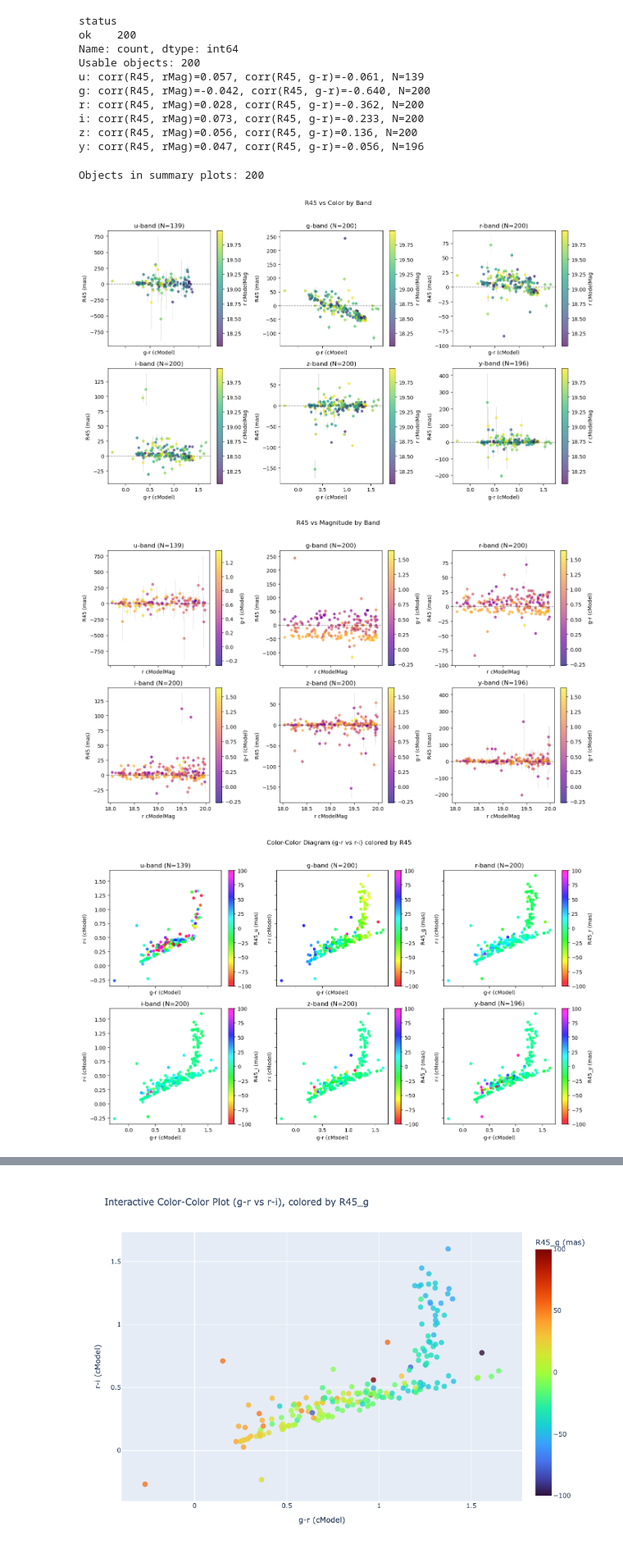
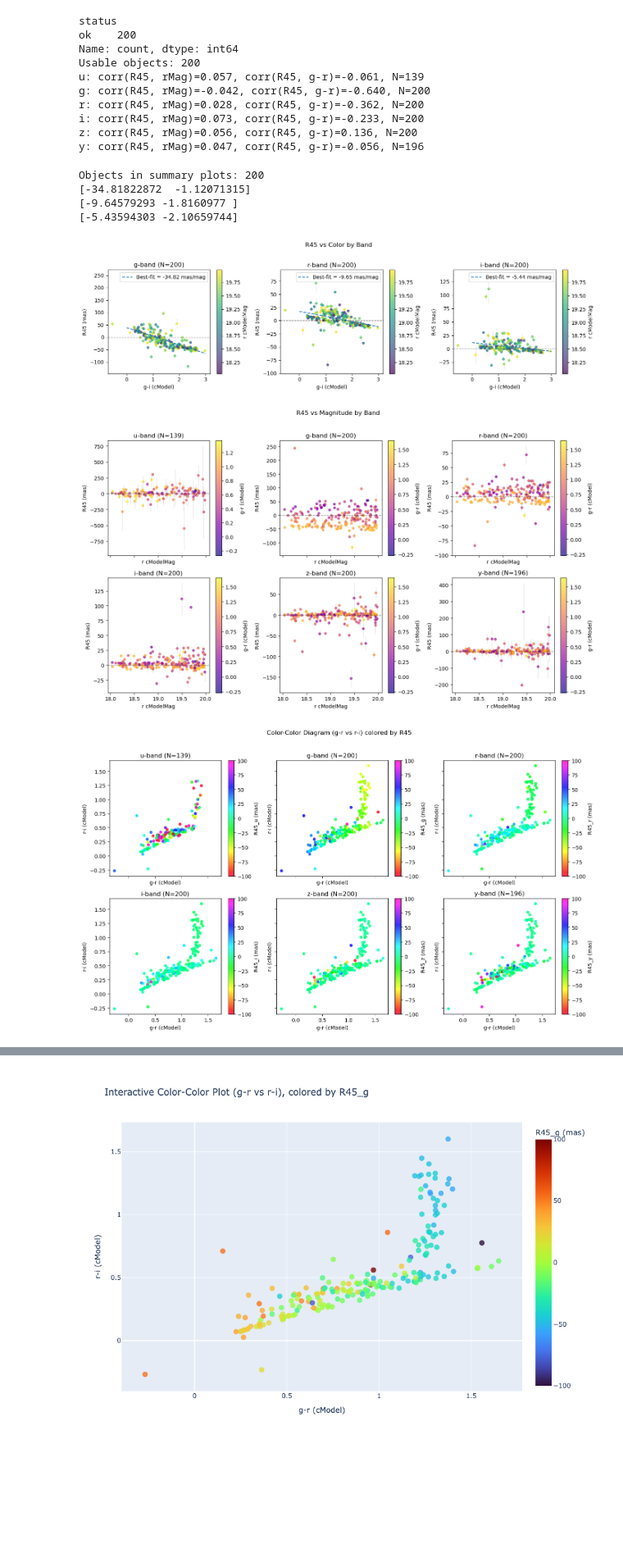
Before and after one commit to LSSTDESC/DifferentialCR, a Jupyter notebook: DCR_many_objects.ipynb, the cells around one changed output, grey strips where cells are left out. Shown at 82% size. Drawn from its saved outputs; the diff is of its cells as text; code cells hidden in the pictures; blank space fills up the shorter version.

Commit message:
Examining single-color corrections

```diff
--- a/DCR_many_objects.ipynb
+++ b/DCR_many_objects.ipynb
@@ -661,9 +662,12 @@ Job phase is COMPLETED
 ... (88 outputs left out)
 # %%
 # %store -r results_df
-results_df.to_csv('scrap/200_obj')
+# results_df.to_csv('scrap/200_obj')
+results_df = pd.read_csv('scrap/200_obj')
 # %%
 mas = results_df['R45_g'] * 3600.0 * 1000.0
 mag = results_df['g_minus_r'] + results_df['r_minus_i']
 plt.hist(mas/mag)
+
+results_df['g_minus_i'] = results_df['g_minus_r'] + results_df['r_minus_i']
 # %% [output]
@@ -716,6 +715,7 @@ y: corr(R45, rMag)=0.047, corr(R45, g-r)=-0.056, N=196
 
 import numpy as np
 import matplotlib.pyplot as plt
+from scipy.optimize import curve_fit
 
 if not HAS_PANDAS:
     print('Pandas not available in this kernel; convert results to pandas to use this plotting cell.')
@@ -747,10 +747,11 @@ else:
         # ---------------------------------
         # 1) R45 vs color (g-r), by band
         # ---------------------------------
-        fig, axes = plt.subplots(2, 3, figsize=(14, 8), sharex=True)
+        # fig, axes = plt.subplots(1, 3, figsize=(14, 8), sharex=True)
+        fig, axes = plt.subplots(1, 3, figsize=(14, 4), sharex=True)
         axes = axes.ravel()
 
-        for i, band in enumerate('ugrizy'):
+        for i, band in enumerate('gri'):
             ax = axes[i]
             r_col = f'R45_{band}_mas'
             e_col = f'R45err_{band}_mas'
@@ -758,7 +759,7 @@ else:
                 ax.set_visible(False)
                 continue
 
-            plot_cols = ['g_minus_r', r_col, 'r_cModelMag']
+            plot_cols = ['g_minus_i', r_col, 'r_cModelMag']
             if e_col in df.columns:
                 plot_cols.append(e_col)
 
@@ -767,9 +768,16 @@ else:
                 ax.set_title(f'{band}-band (N<5)')
                 continue
 
+            # linear fit
+            def lin(x, a, c):
+                return a * (x + c)
+
+            popt, pcov = curve_fit(lin, sub['g_minus_i'],sub[r_col], p0 = [0, -1])
+            print(popt)
+
             if e_col in sub.columns:
                 ax.errorbar(
-                    sub['g_minus_r'],
+                    sub['g_minus_i'],
                     sub[r_col],
                     yerr=sub[e_col],
                     fmt='none',
@@ -780,7 +788,7 @@ else:
                 )
 
             sc = ax.scatter(
-                sub['g_minus_r'],
+                sub['g_minus_i'],
                 sub[r_col],
                 c=sub['r_cModelMag'],
                 s=18,
@@ -788,10 +796,15 @@ else:
                 cmap='viridis',
                 zorder=2,
             )
+
+            color_temp = np.linspace(0, 3)
+            ax.plot(color_temp, lin(color_temp, *popt), '--', label = f'Best-fit = {np.round(popt[0], 2)} mas/mag')
+
             ax.axhline(0, color='k', linestyle='--', linewidth=1, alpha=0.5)
             ax.set_title(f'{band}-band (N={len(sub)})')
-            ax.set_xlabel('g-r (cModel)')
+            ax.set_xlabel('g-i (cModel)')
             ax.set_ylabel('R45 (mas)')
+            ax.legend()
             cb = plt.colorbar(sc, ax=ax)
             cb.set_label('r cModelMag')
 
@@ -913,34 +926,37 @@ else:
             ax[1].set_ylabel('Number of objects')
             ax[1].set_title('Per-object fit uncertainty')
 
         # Color-magnitude diagram for fitted sample
         if {'r_cModelMag', 'g_minus_r'}.issubset(df.columns):
             sub = df[['r_cModelMag', 'g_minus_r']].replace([np.inf, -np.inf], np.nan).dropna()
             ax[2].scatter(sub['g_minus_r'], sub['r_cModelMag'], s=12, alpha=0.6, color='purple')
             ax[2].invert_yaxis()
             ax[2].set_xlabel('g-r (cModel)')
             ax[2].set_ylabel('r cModelMag')
             ax[2].set_title('Fitted-sample color-magnitude')
 
         plt.tight_layout()
         plt.show()
 
         # Optional: quick correlation summary table by band
         print('\nCorrelation summary (Pearson):')
         for band in 'ugrizy':
             r_col = f'R45_{band}_mas'
             if r_col not in df.columns:
                 continue
             sub = df[[r_col, 'r_cModelMag', 'g_minus_r']].replace([np.inf, -np.inf], np.nan).dropna()
             if len(sub) < 8:
                 print(f'  {band}: insufficient points')
                 continue
             corr_mag = np.corrcoef(sub[r_col], sub['r_cModelMag'])[0, 1]
             corr_color = np.corrcoef(sub[r_col], sub['g_minus_r'])[0, 1]
             print(f'  {band}: corr(R45, rMag)={corr_mag:.3f}, corr(R45, g-r)={corr_color:.3f}, N={len(sub)}')
 # %% [output]
 Objects in summary plots: 200
+[-34.81822872  -1.12071315]
+[-9.64579293 -1.8160977 ]
+[-5.43594303 -2.10659744]
-[figure, old version]
+[figure, new version]
 [figure]
 [figure]
 [figure]
```
Also changed, not shown: parts of 3 cells of this notebook, 3 other files.
